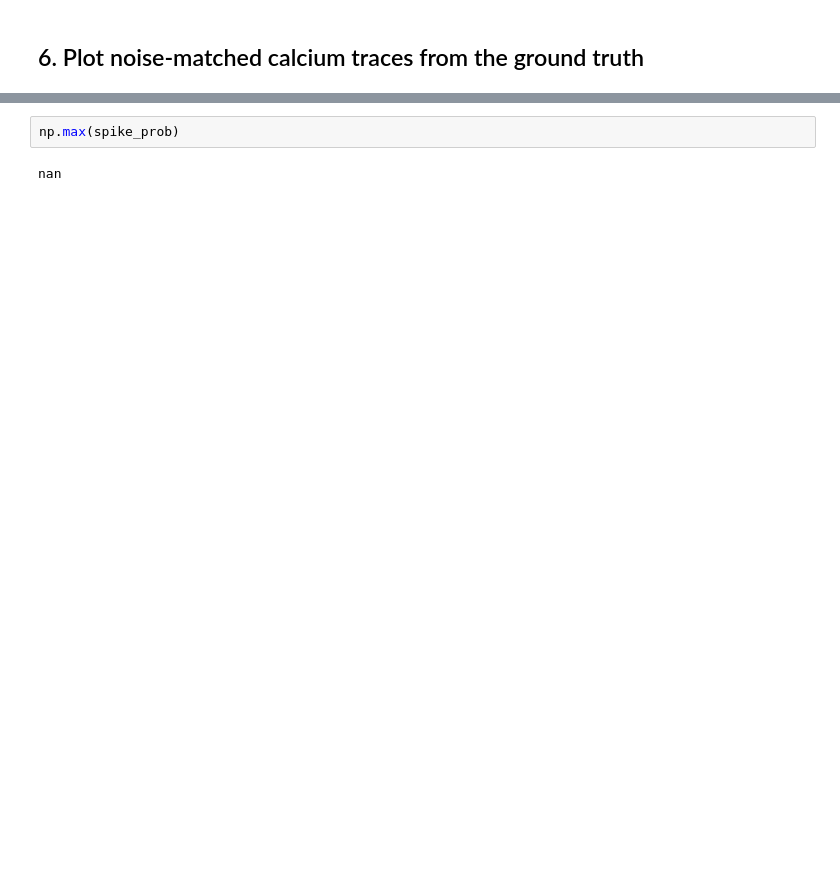
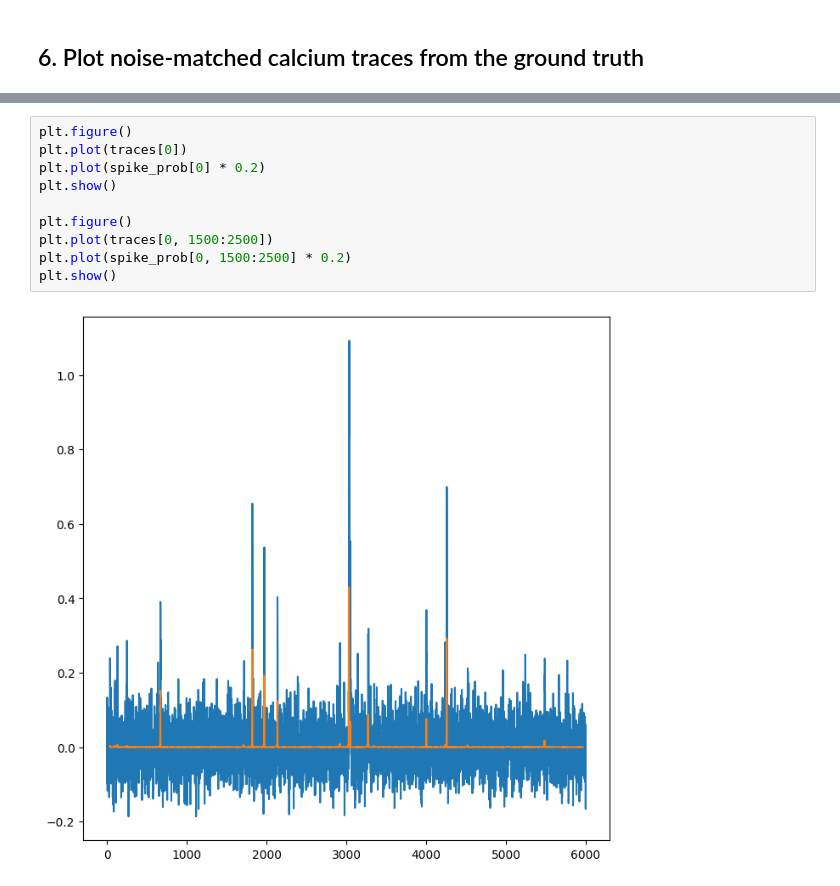
Before and after one commit to dhino2000/Cascade, a Jupyter notebook: Demo scripts/Demo_predict.ipynb, the cells around one changed output, grey strips where cells are left out. Saved outputs shown, nothing was run; the diff lists cells and outputs as text; blank space fills up the shorter version.

```diff
--- a/Demo scripts/Demo_predict.ipynb
+++ b/Demo scripts/Demo_predict.ipynb
@@ -246,4 +204,12 @@ plt.show()
-# %%
-np.max(spike_prob)
-# %% [output]
-nan
+# %%
+plt.figure()
+plt.plot(traces[0])
+plt.plot(spike_prob[0] * 0.2)
+plt.show()
+
+plt.figure()
+plt.plot(traces[0, 1500:2500])
+plt.plot(spike_prob[0, 1500:2500] * 0.2)
+plt.show()
+# %% [output]
+[figure, added]
```
Also changed, not shown: parts of 11 cells of this notebook, 3 other files.
